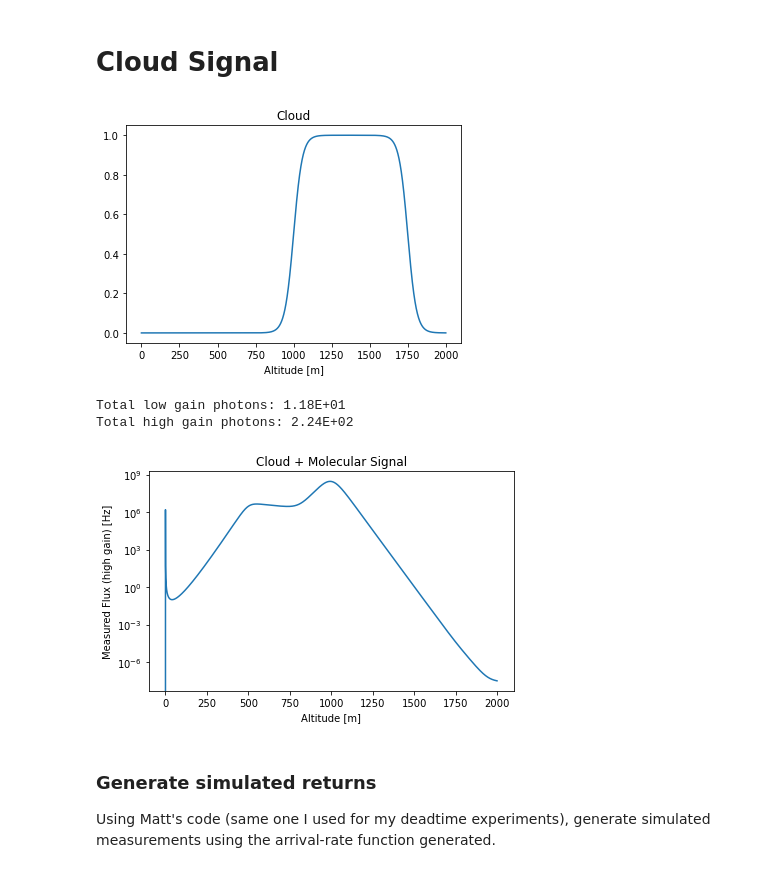
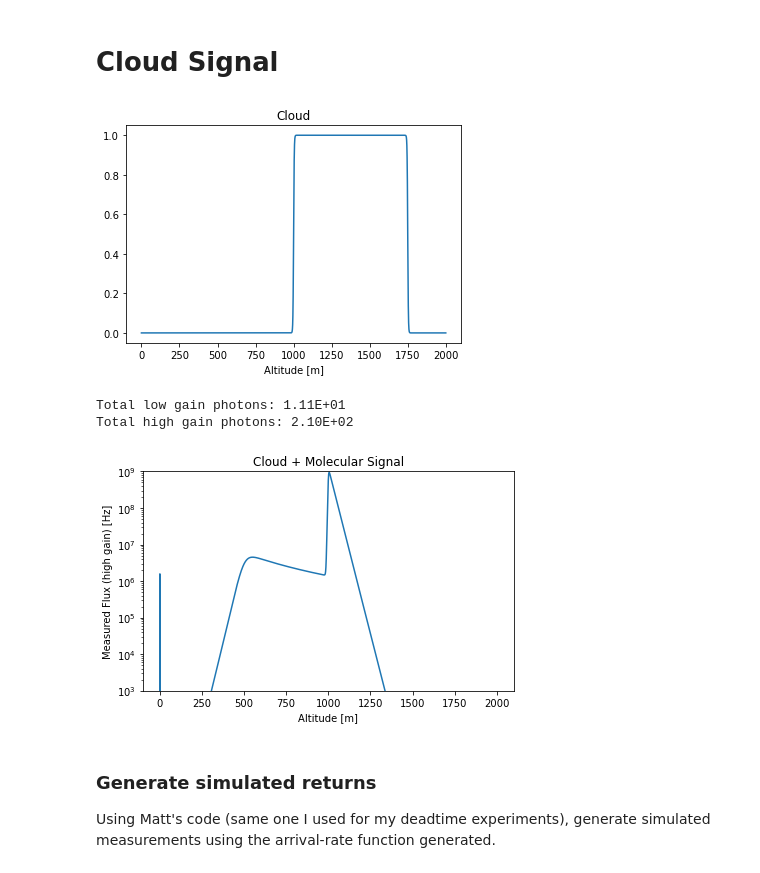
Before and after one commit to gkirchhoff32/Cloud-Measurements, a Jupyter notebook: meas_sim.ipynb, the cells around one changed output. Saved outputs shown, nothing was run; the diff lists cells and outputs as text; code cells hidden in the pictures.

```diff
--- a/meas_sim.ipynb
+++ b/meas_sim.ipynb
@@ -98,8 +96,7 @@ N_L = P_L/f_L/h/c*lamb
 # N_L = 1.5e-6/h/c*lamb
 
 # Receiver efficiency
-eta_LG = R_tele * R_M * T_L**4 * T_F * T_FC**2 * T_BS_LG * T_SBF * eta_QE
-eta_HG = R_tele * R_M * T_L**4 * T_F * T_FC**2 * T_BS_HG * T_SBF * eta_QE
+eta = R_tele * R_M * T_L**4 * T_F * T_FC**2 * T_SBF * eta_QE
 
 # Background signal
 N_B = 0  # number of background photons
@@ -111,8 +108,8 @@ R = alt  # [m] assume transmitter and receiver are at the surface
 
 trans = np.exp(-np.cumsum(alpha_mol*dR))
 
-N_mol_LG = N_L*beta_mol*dR*A/R**2*trans**2*eta_LG*G + N_B
-N_mol_HG = N_L*beta_mol*dR*A/R**2*trans**2*eta_HG*G + N_B
+N_mol_LG = N_L*beta_mol*dR*A/R**2*trans**2*eta*T_BS_LG*G + N_B
+N_mol_HG = N_L*beta_mol*dR*A/R**2*trans**2*eta*T_BS_HG*G + N_B
 
 # Account for unexpected missed photons (e.g., poor alignment)
 N_mol_LG /= 10
@@ -151,8 +148,8 @@ plt.show()
 
 cloud_bot = 1.0e3  # [m] cloud base
 cloud_top = 1.75e3  # [m] cloud top
-# cloud_alpha = 0.5  # sharp transition
-cloud_alpha = 0.035 # smooth transition
+cloud_alpha = 0.5  # sharp transition
+# cloud_alpha = 0.035 # smooth transition
 cloud_sig = (1 / (1+np.exp(-cloud_alpha*(alt-cloud_bot)))) - (1 / (1+np.exp(-cloud_alpha*(alt-cloud_top))))
 
 S = 20  # [sr] lidar ratio
@@ -178,15 +175,15 @@ ax.set_xlabel('Altitude [m]')
 ax.set_title('Cloud')
 plt.show()
 # %% [output]
-[figure, old version]
+[figure, new version]
 # %%
 # Lidar equation for combined molecular and aerosol backscatter
 R = alt  # assume transmitter and receiver are at the surface
 
 trans = np.exp(-np.cumsum((alpha_mol+alpha_aer)*dR))
 
-N_com_LG = N_L*(beta_mol+beta_aer)*dR*A/R**2*trans**2*eta_LG*G + N_B
-N_com_HG = N_L*(beta_mol+beta_aer)*dR*A/R**2*trans**2*eta_HG*G + N_B
+N_com_LG = N_L*(beta_mol+beta_aer)*dR*A/R**2*trans**2*eta*T_BS_LG*G + N_B
+N_com_HG = N_L*(beta_mol+beta_aer)*dR*A/R**2*trans**2*eta*T_BS_HG*G + N_B
 
 # Remove first term (unreal, 0 km alt)
 N_com_LG[0] = 0
@@ -202,24 +199,24 @@ N_com_HG_tot = np.sum(N_com_HG)
 print('Total low gain photons: {:.2E}'.format(N_com_LG_tot))
 print('Total high gain photons: {:.2E}'.format(N_com_HG_tot))
 # %% [output]
-Total low gain photons: 1.18E+01
-Total high gain photons: 2.24E+02
+Total low gain photons: 1.11E+01
+Total high gain photons: 2.10E+02
 # %%
 # Check cloud + mol signal
 
 fig = plt.figure()
 ax = fig.add_subplot(111)
 ax.plot(R, N_com_HG/dt_TCSPC, '-')
 ax.set_xlabel('Altitude [m]')
 ax.set_ylabel('Measured Flux (high gain) [Hz]')
 ax.set_title('Cloud + Molecular Signal')
-# ax.set_ylim([1,1e8])
+ax.set_ylim([1e3,1e9])
 # ax.set_xlim([750, 1250])
 ax.set_yscale('log')
 plt.tight_layout()
 plt.show()
 # %% [output]
-[figure, old version]
+[figure, new version]
 # %% [markdown]
 ### Generate simulated returns
 
```
Also changed, not shown: parts of 4 cells of this notebook, 1 other file.
